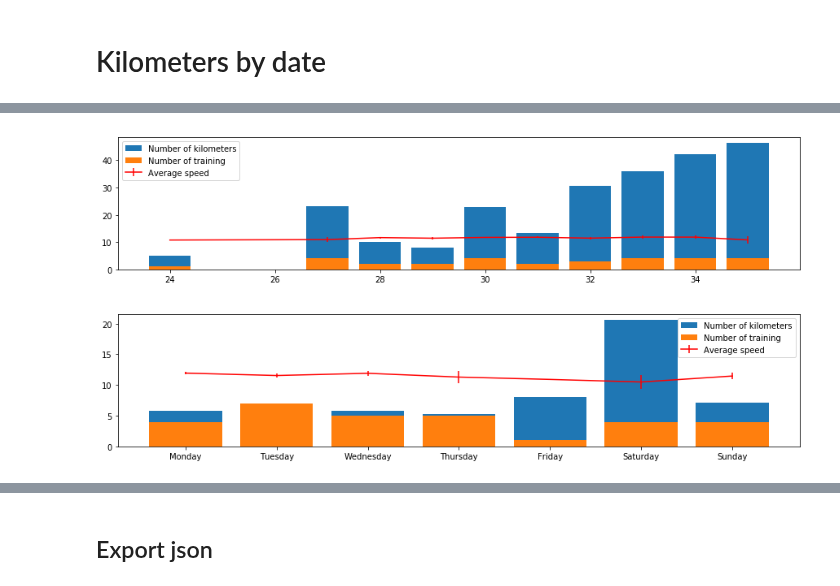
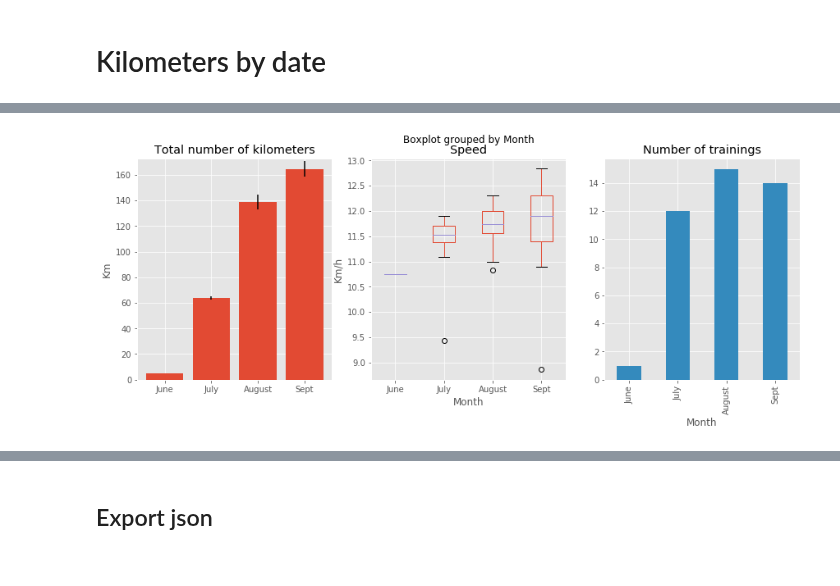
Before and after one commit to cristianpb/cristianpb.github.io, a Jupyter notebook: images/runner-up/04-Multiple_Trainning.ipynb, the cells around one changed output, grey strips where cells are left out. Drawn from its saved outputs; the diff is of its cells as text; code cells hidden in the pictures.

```diff
--- a/images/runner-up/04-Multiple_Trainning.ipynb
+++ b/images/runner-up/04-Multiple_Trainning.ipynb
@@ -4,13 +4,10 @@ import pandas as pd
 import numpy as np
 import os
 from geopy.geocoders import Nominatim
+import geocoder
 import matplotlib.pyplot as plt
 import json
 from folium import plugins
 import branca.colormap as cm
-from tqdm import *
-
-import plotly.offline as py
-py.init_notebook_mode(connected=True)
-import plotly.graph_objs as go
-import plotly.tools as tls
+from tqdm import tqdm_notebook
+plt.style.use('ggplot')
@@ -114,32 +103,0 @@ plt.show()
-# %%
-plt.figure(figsize=(15,3))
-plt.bar(recent_frame.groupby(recent_frame.Date.dt.week).agg({'Kilometers': 'sum'}).index,
-        recent_frame.groupby(recent_frame.Date.dt.week).agg({'Kilometers': 'sum'}).values,
-        label='Number of kilometers')
-plt.bar(recent_frame.groupby(recent_frame.Date.dt.week).agg({'Kilometers': 'count'}).index,
-        recent_frame.groupby(recent_frame.Date.dt.week).agg({'Kilometers': 'count'}).values,
-        label='Number of training')
-plt.errorbar(x=recent_frame.groupby(recent_frame.Date.dt.week).agg({'Speed': 'mean'}).index,
-             y=recent_frame.groupby(recent_frame.Date.dt.week).agg({'Speed': 'mean'}).values,
-             label='Average speed', yerr=recent_frame.groupby(recent_frame.Date.dt.week).agg({'Speed': 'std'}).values,
-             c='red' )
-plt.legend()
-plt.show()
-# %% [output]
-[figure, removed]
-# %%
-weekdays = ['Monday', 'Tuesday', 'Wednesday', 'Thursday', 'Friday', 'Saturday', 'Sunday']
-plt.figure(figsize=(15,3))
-plt.bar(recent_frame.groupby(recent_frame.Date.dt.weekday).agg({'Kilometers': 'mean'}).index,
-        recent_frame.groupby(recent_frame.Date.dt.weekday).agg({'Kilometers': 'mean'}).values,
-        tick_label=weekdays, label='Number of kilometers')
-plt.bar(recent_frame.groupby(recent_frame.Date.dt.weekday).agg({'Kilometers': 'count'}).index,
-        recent_frame.groupby(recent_frame.Date.dt.weekday).agg({'Kilometers': 'count'}).values,
-        tick_label=weekdays, label='Number of training')
-plt.errorbar(x=recent_frame.groupby(recent_frame.Date.dt.weekday).agg({'Speed': 'mean'}).index,
-            y=recent_frame.groupby(recent_frame.Date.dt.weekday).agg({'Speed': 'mean'}).values,
-         label='Average speed', yerr=recent_frame.groupby(recent_frame.Date.dt.weekday).agg({'Speed': 'std'}).values, c='red' )
-plt.legend()
-plt.show()
-# %% [output]
-[figure, removed]
@@ -145,0 +107,18 @@ plt.show()
+# %%
+months = ['June', 'July', 'August', 'Sept']
+fig, axr = plt.subplots(1,3, figsize=(14,5))
+axr[0].bar(recent_frame.groupby(recent_frame.Date.dt.month).agg({'Kilometers': 'sum'}).index,
+        recent_frame.groupby(recent_frame.Date.dt.month).agg({'Kilometers': 'sum'}).values,
+        yerr=recent_frame.groupby(recent_frame.Date.dt.month).agg({'Kilometers': 'std'}).values,
+        tick_label=months, label='Number of kilometers')
+axr[0].set_title('Total number of kilometers')
+axr[0].set_ylabel('Km')
+recent_frame.boxplot(['Speed'], by='Month', ax=axr[1])
+axr[1].set_xticklabels(months)
+axr[1].set_ylabel('Km/h')
+recent_frame.groupby('Month')['Speed'].count().plot.bar(ax=axr[2], color='C1')
+axr[2].set_xticklabels(months)
+axr[2].set_title('Number of trainings')
+plt.show()
+# %% [output]
+[figure, added]
```
Also changed, not shown: parts of 25 cells of this notebook, 2 other files.
